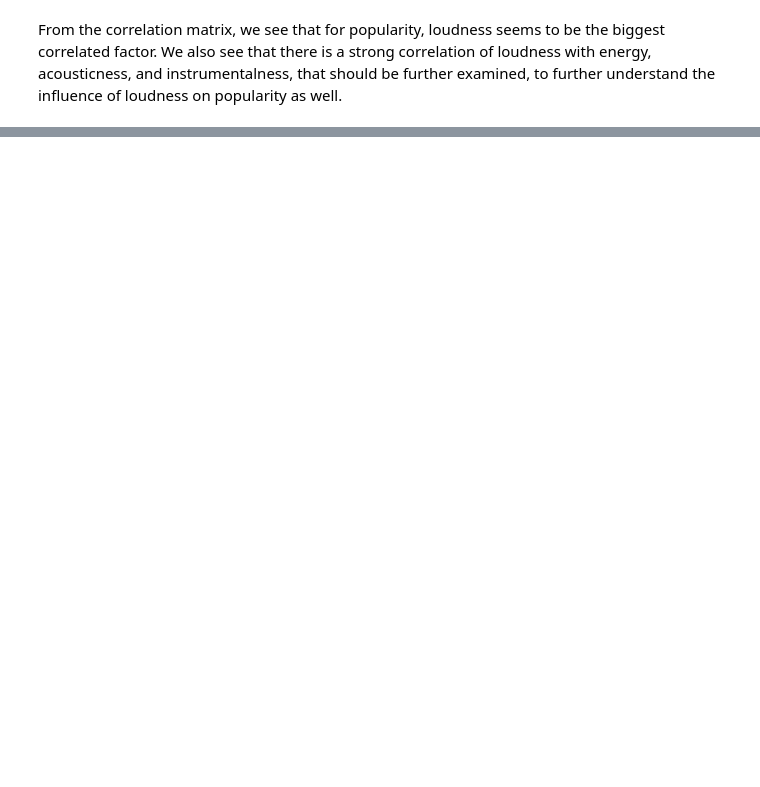
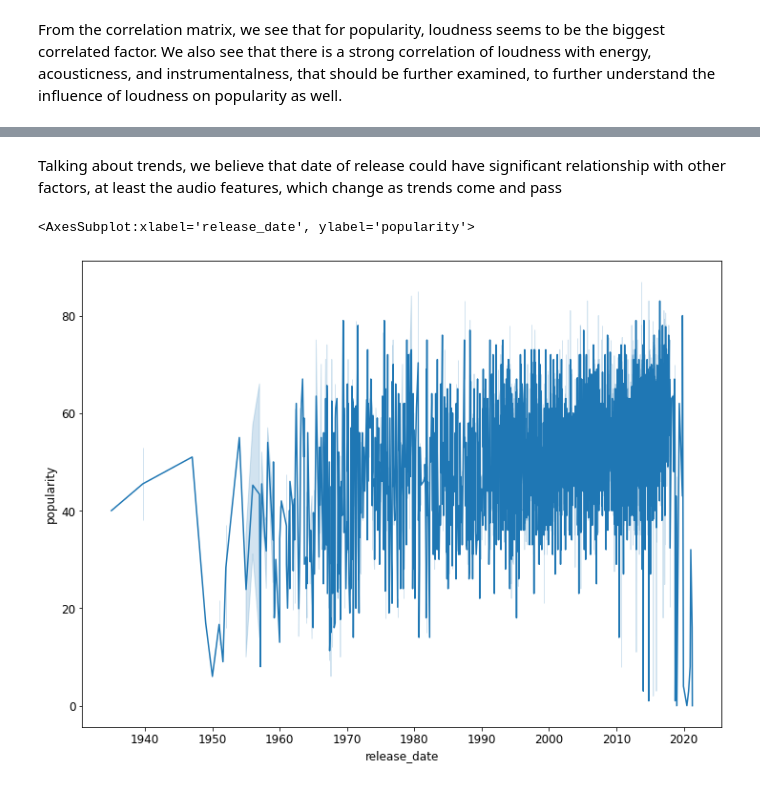
Before and after one commit to mahshidghaffari/Data_Madness, a Jupyter notebook: visual/EDA.ipynb, the cells around one changed output, grey strips where cells are left out. Drawn from its saved outputs; the diff is of its cells as text; code cells hidden in the pictures; blank space fills up the shorter version.

```diff
--- a/visual/EDA.ipynb
+++ b/visual/EDA.ipynb
@@ -128,0 +140,7 @@ From the above graph we can confirm that energy and loudness have a correlation
+# %% [markdown]
+Talking about trends, we believe that date of release could have significant relationship with other factors, at least the audio features, which change as trends come and pass
+# %%
+sns.lineplot(data=data, x='release_date', y='popularity')
+# %% [output]
+<AxesSubplot:xlabel='release_date', ylabel='popularity'>
+[figure, added]
```
Also changed, not shown: parts of 11 cells of this notebook, 1 other file.
